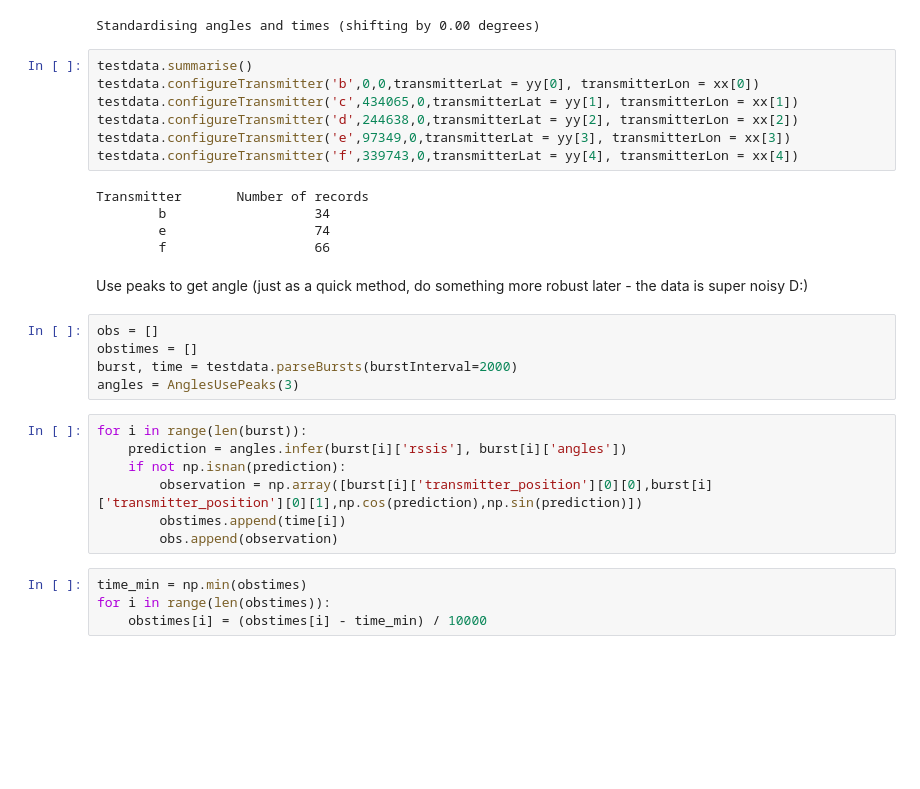
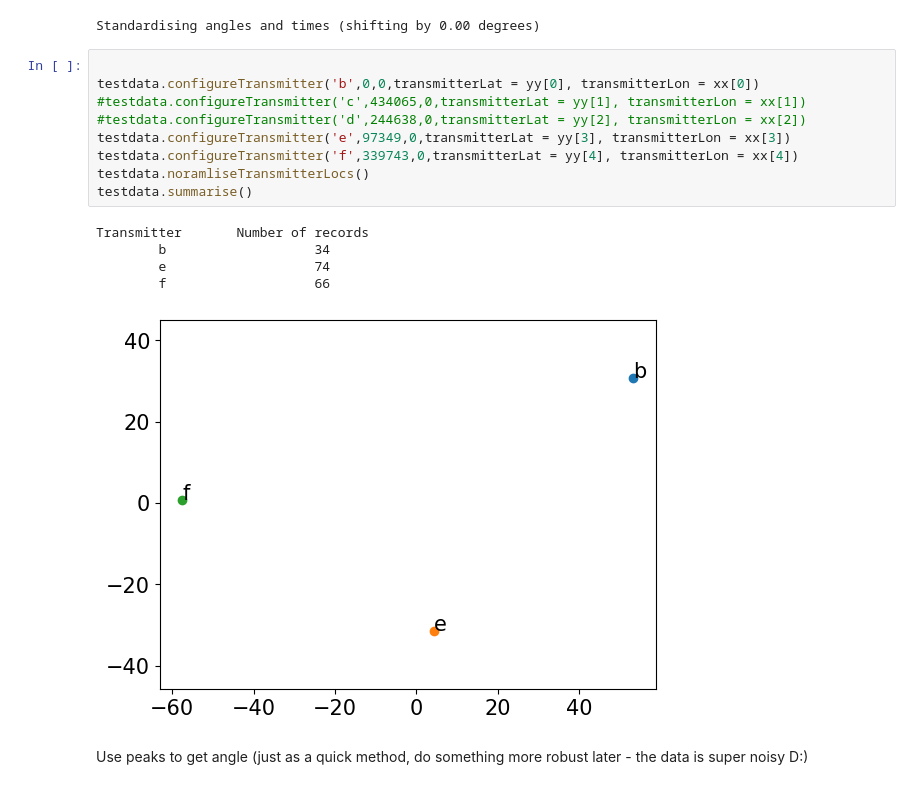
Before and after one commit to SheffieldMLtracking/BLEanalysis, a Jupyter notebook: jupyter/OnRealDataQuickly.ipynb, the cells around one changed output. Saved outputs shown, nothing was run; the diff lists cells and outputs as text; blank space fills up the shorter version.

```diff
--- a/jupyter/OnRealDataQuickly.ipynb
+++ b/jupyter/OnRealDataQuickly.ipynb
@@ -69,32 +61,19 @@ testdata = Signals("../../tagtest2.txt",['b','e','f'],filetype='pcap',angleOffse
 # %% [output]
 Standardising angles and times (shifting by 0.00 degrees)
 # %%
-testdata.summarise()
+
 testdata.configureTransmitter('b',0,0,transmitterLat = yy[0], transmitterLon = xx[0])
-testdata.configureTransmitter('c',434065,0,transmitterLat = yy[1], transmitterLon = xx[1])
-testdata.configureTransmitter('d',244638,0,transmitterLat = yy[2], transmitterLon = xx[2])
+#testdata.configureTransmitter('c',434065,0,transmitterLat = yy[1], transmitterLon = xx[1])
+#testdata.configureTransmitter('d',244638,0,transmitterLat = yy[2], transmitterLon = xx[2])
 testdata.configureTransmitter('e',97349,0,transmitterLat = yy[3], transmitterLon = xx[3])
 testdata.configureTransmitter('f',339743,0,transmitterLat = yy[4], transmitterLon = xx[4])
+testdata.noramliseTransmitterLocs()
+testdata.summarise()
 # %% [output]
 Transmitter       Number of records
         b                   34
         e                   74
         f                   66
+[figure, added]
 # %% [markdown]
 Use peaks to get angle (just as a quick method, do something more robust later - the data is super noisy D:)
-# %%
-obs = []
-obstimes = []
-burst, time = testdata.parseBursts(burstInterval=2000)
-angles = AnglesUsePeaks(3)
-# %%
-for i in range(len(burst)):
-    prediction = angles.infer(burst[i]['rssis'], burst[i]['angles'])
-    if not np.isnan(prediction):
-        observation = np.array([burst[i]['transmitter_position'][0][0],burst[i]['transmitter_position'][0][1],np.cos(prediction),np.sin(prediction)])
-        obstimes.append(time[i])
-        obs.append(observation)
-# %%
-time_min = np.min(obstimes)
-for i in range(len(obstimes)):
-    obstimes[i] = (obstimes[i] - time_min) / 10000
```
Also changed, not shown: parts of 11 cells of this notebook, 19 other files.
